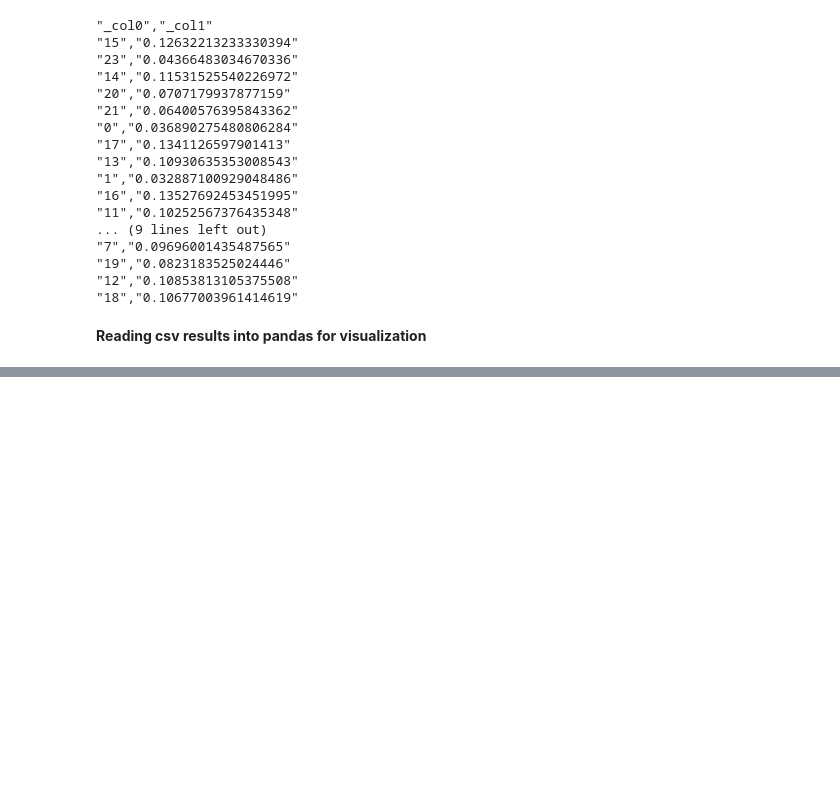
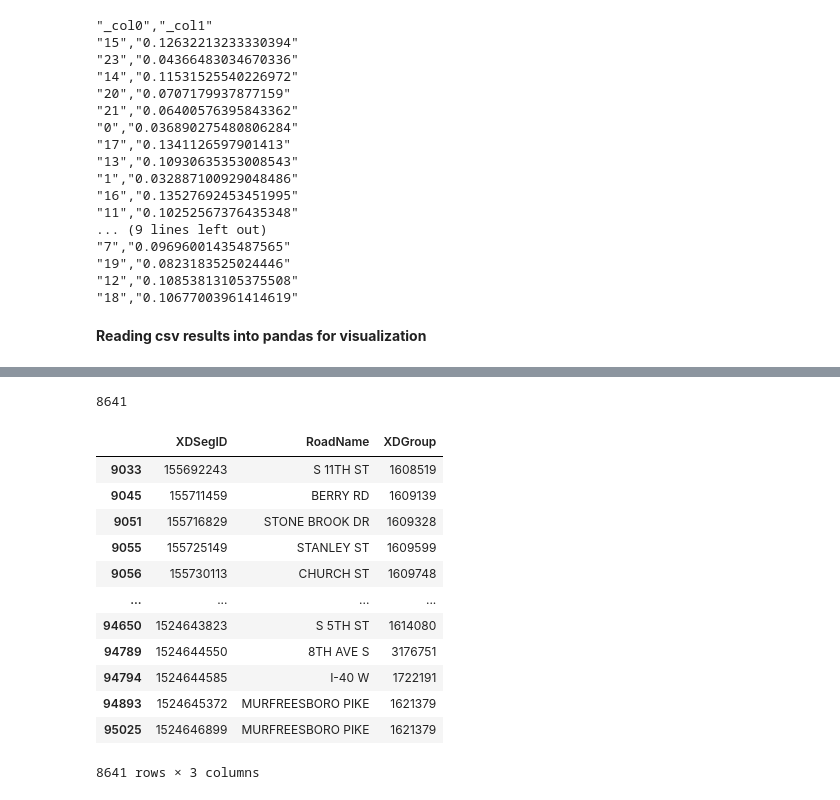
Before and after one commit to zakarlyya/weather-traffic-incidents, a Jupyter notebook: load_data.ipynb, the cells around one changed output, grey strips where cells are left out. Drawn from its saved outputs; the diff is of its cells as text; code cells hidden in the pictures; blank space fills up the shorter version.

```diff
--- a/load_data.ipynb
+++ b/load_data.ipynb
@@ -85,0 +98,26 @@ fig
+# %%
+import geopandas as gpd
+roads=gpd.read_file('USA_Tennessee.geojson')
+# %%
+roads=roads[roads.County=='DAVIDSON']
+len(roads)
+# %% [output]
+8641
+# %%
+roads_filtered = roads[['XDSegID','RoadName', 'XDGroup']]
+# %%
+roads_filtered
+# %% [output]
+|  | XDSegID | RoadName | XDGroup |
+| 9033 | 155692243 | S 11TH ST | 1608519 |
+| 9045 | 155711459 | BERRY RD | 1609139 |
+| 9051 | 155716829 | STONE BROOK DR | 1609328 |
+| 9055 | 155725149 | STANLEY ST | 1609599 |
+| 9056 | 155730113 | CHURCH ST | 1609748 |
+| ... | ... | ... | ... |
+| 94650 | 1524643823 | S 5TH ST | 1614080 |
+| 94789 | 1524644550 | 8TH AVE S | 3176751 |
+| 94794 | 1524644585 | I-40 W | 1722191 |
+| 94893 | 1524645372 | MURFREESBORO PIKE | 1621379 |
+| 95025 | 1524646899 | MURFREESBORO PIKE | 1621379 |
+8641 rows × 3 columns
```
Also changed, not shown: parts of 16 cells of this notebook.
